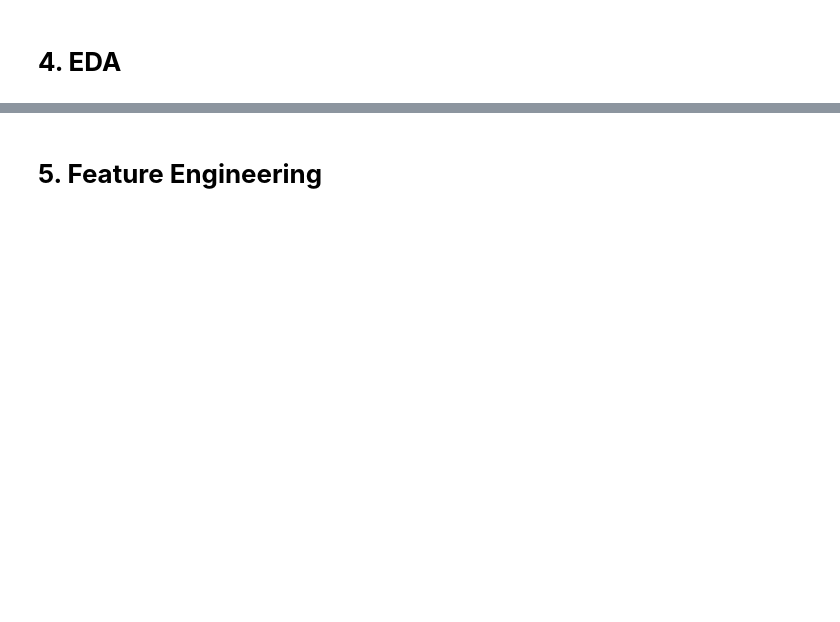
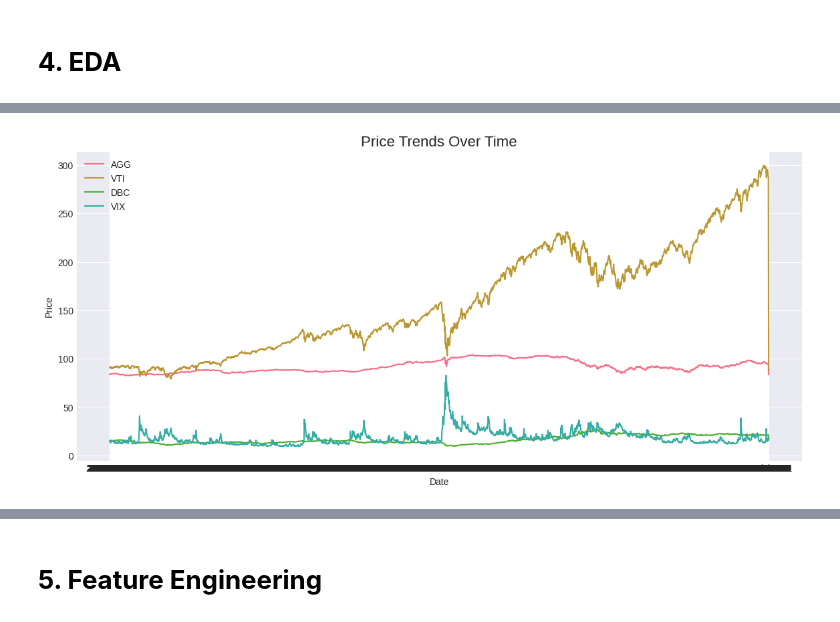
Before and after one commit to Saisha0512/Portfolio_Optimization_ML_DL, a Jupyter notebook: Portfolio_Optimization_ML_DL.ipynb, the cells around one changed output, grey strips where cells are left out. Saved outputs shown, nothing was run; the diff lists cells and outputs as text; code cells hidden in the pictures; blank space fills up the shorter version.

```diff
--- a/Portfolio_Optimization_ML_DL.ipynb
+++ b/Portfolio_Optimization_ML_DL.ipynb
@@ -278,2 +285,8 @@ Price
 # %% [markdown]
 # **4. EDA**
+# %%
+# Loading the final processed data
+df = pd.read_csv("Normalized_Preprocessed_Combined_Data.csv", index_col=0, parse_dates=True)
+
+# Preview data
+print(df.head())
@@ -280,3 +311,16 @@ Price
+# %%
+# Plotting the Price Trends Over Time
+plt.figure(figsize=(14, 6))
+for asset in ['AGG', 'VTI', 'DBC', 'VIX']:
+    plt.plot(df[f'{asset}_Close'], label=asset)
+plt.title("Price Trends Over Time", fontsize=16)
+plt.xlabel("Date")
+plt.ylabel("Price")
+plt.legend()
+plt.grid(True)
+plt.show()
+# %% [output]
+[figure, added]
 # %%
 # Combining Closing Prices into one Dataframe (for simplicity)
 assets = pd.DataFrame({
```
Also changed, not shown: parts of 11 cells of this notebook.
